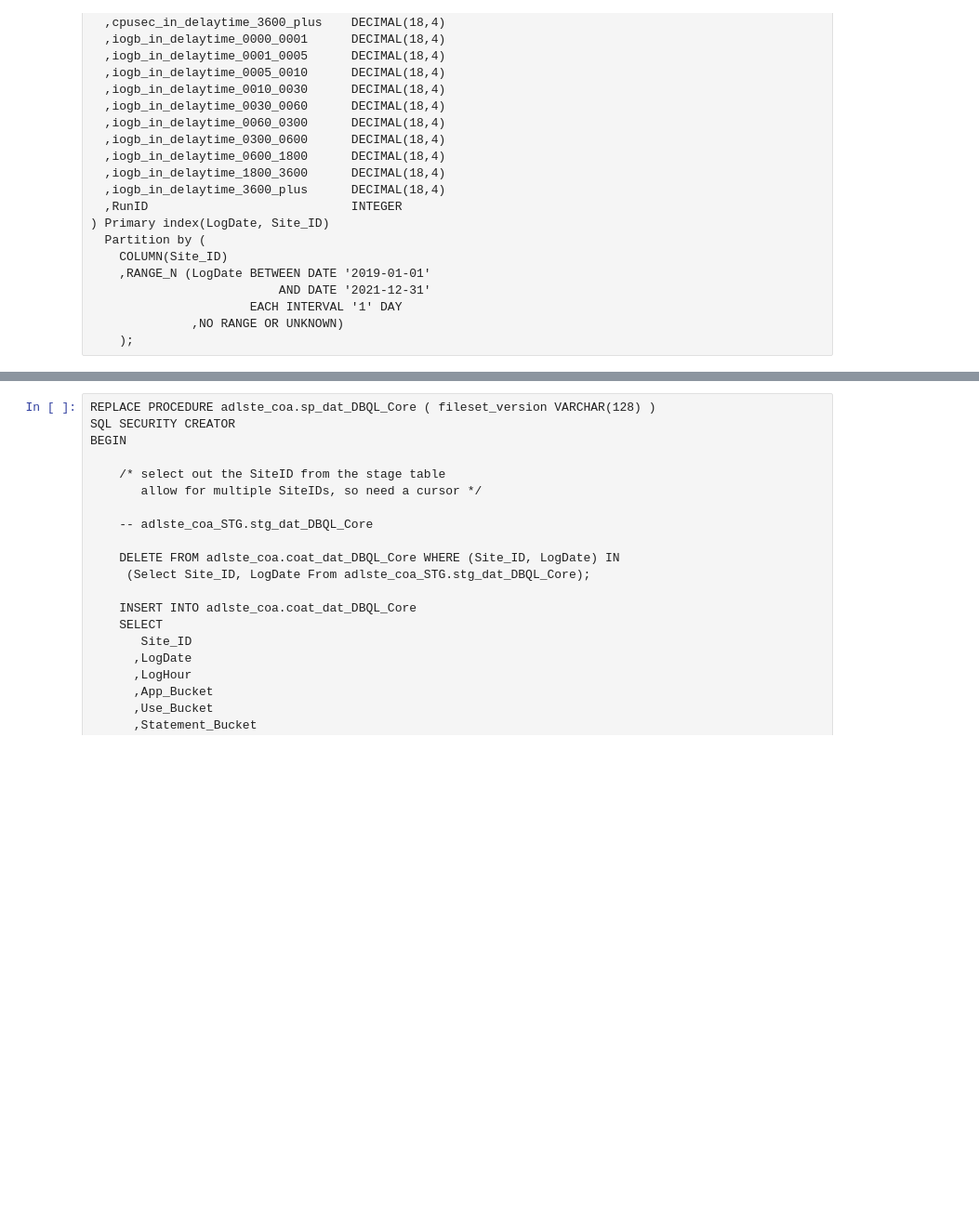
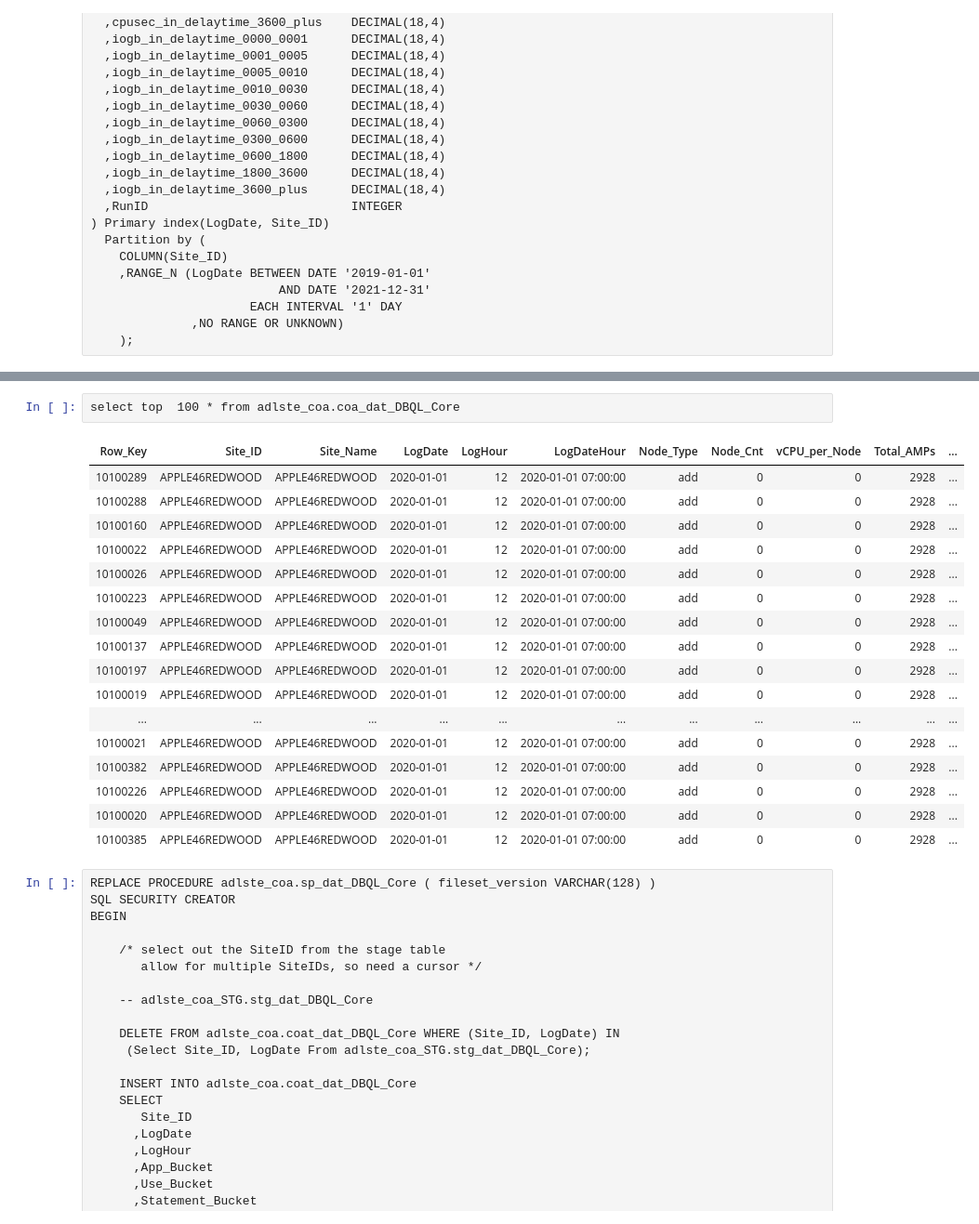
Before and after one commit to tdcoa/sql, a Jupyter notebook: datamodel/dbql_core.ipynb, the cells around one changed output, grey strips where cells are left out. Shown at 93% size. Cells and saved outputs as stored; diff of their text form; blank space fills up the shorter version.

Commit message:
dbql_core changes

```diff
--- a/datamodel/dbql_core.ipynb
+++ b/datamodel/dbql_core.ipynb
@@ -384,3 +438,23 @@ from adlste_coa.coat_dat_DBQL_Core;
+# %%
+select top  100 * from adlste_coa.coa_dat_DBQL_Core
+# %% [output]
+| Row_Key | Site_ID | Site_Name | LogDate | LogHour | LogDateHour | Node_Type | Node_Cnt | vCPU_per_Node | Total_AMPs | ... |
+| 10100289 | APPLE46REDWOOD | APPLE46REDWOOD | 2020-01-01 | 12 | 2020-01-01 07:00:00 | add | 0 | 0 | 2928 | ... |
+| 10100288 | APPLE46REDWOOD | APPLE46REDWOOD | 2020-01-01 | 12 | 2020-01-01 07:00:00 | add | 0 | 0 | 2928 | ... |
+| 10100160 | APPLE46REDWOOD | APPLE46REDWOOD | 2020-01-01 | 12 | 2020-01-01 07:00:00 | add | 0 | 0 | 2928 | ... |
+| 10100022 | APPLE46REDWOOD | APPLE46REDWOOD | 2020-01-01 | 12 | 2020-01-01 07:00:00 | add | 0 | 0 | 2928 | ... |
+| 10100026 | APPLE46REDWOOD | APPLE46REDWOOD | 2020-01-01 | 12 | 2020-01-01 07:00:00 | add | 0 | 0 | 2928 | ... |
+| 10100223 | APPLE46REDWOOD | APPLE46REDWOOD | 2020-01-01 | 12 | 2020-01-01 07:00:00 | add | 0 | 0 | 2928 | ... |
+| 10100049 | APPLE46REDWOOD | APPLE46REDWOOD | 2020-01-01 | 12 | 2020-01-01 07:00:00 | add | 0 | 0 | 2928 | ... |
+| 10100137 | APPLE46REDWOOD | APPLE46REDWOOD | 2020-01-01 | 12 | 2020-01-01 07:00:00 | add | 0 | 0 | 2928 | ... |
+| 10100197 | APPLE46REDWOOD | APPLE46REDWOOD | 2020-01-01 | 12 | 2020-01-01 07:00:00 | add | 0 | 0 | 2928 | ... |
+| 10100019 | APPLE46REDWOOD | APPLE46REDWOOD | 2020-01-01 | 12 | 2020-01-01 07:00:00 | add | 0 | 0 | 2928 | ... |
+| ... | ... | ... | ... | ... | ... | ... | ... | ... | ... | ... |
+| 10100021 | APPLE46REDWOOD | APPLE46REDWOOD | 2020-01-01 | 12 | 2020-01-01 07:00:00 | add | 0 | 0 | 2928 | ... |
+| 10100382 | APPLE46REDWOOD | APPLE46REDWOOD | 2020-01-01 | 12 | 2020-01-01 07:00:00 | add | 0 | 0 | 2928 | ... |
+| 10100226 | APPLE46REDWOOD | APPLE46REDWOOD | 2020-01-01 | 12 | 2020-01-01 07:00:00 | add | 0 | 0 | 2928 | ... |
+| 10100020 | APPLE46REDWOOD | APPLE46REDWOOD | 2020-01-01 | 12 | 2020-01-01 07:00:00 | add | 0 | 0 | 2928 | ... |
+| 10100385 | APPLE46REDWOOD | APPLE46REDWOOD | 2020-01-01 | 12 | 2020-01-01 07:00:00 | add | 0 | 0 | 2928 | ... |
 # %%
 REPLACE PROCEDURE adlste_coa.sp_dat_DBQL_Core ( fileset_version VARCHAR(128) )
 SQL SECURITY CREATOR
```
Also changed, not shown: parts of 33 cells of this notebook, 4 other files.
